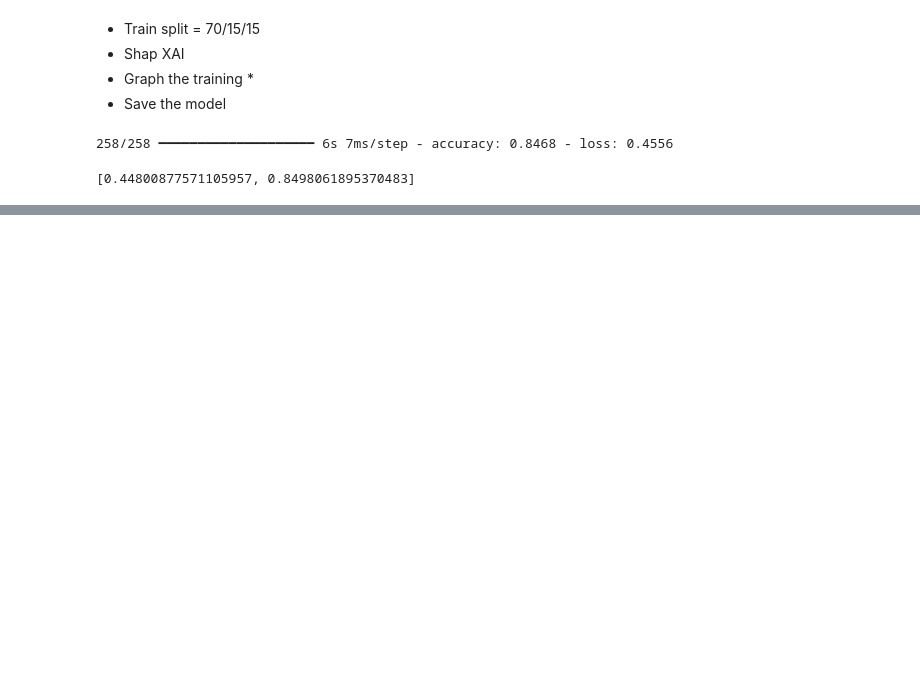
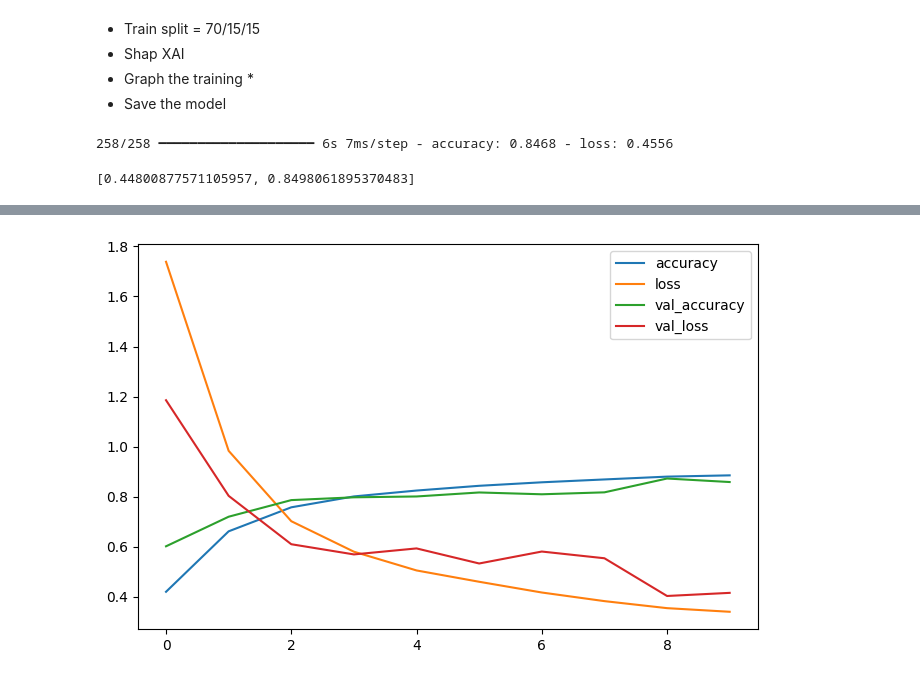
Before and after one commit to oceeta/crop-disease-detection, a Jupyter notebook: training/training.ipynb, the cells around one changed output, grey strips where cells are left out. Cells and saved outputs as stored; diff of their text form; code cells hidden in the pictures; blank space fills up the shorter version.

```diff
--- a/training/training.ipynb
+++ b/training/training.ipynb
@@ -247,0 +268,6 @@ model.save(f"../models/{model_version}.keras")
+# %%
+import pandas as pd
+pd.DataFrame(history.history).plot(figsize=(8,5))
+plt.show()
+# %% [output]
+[figure, added]
```
Also changed, not shown: parts of 3 cells of this notebook.
